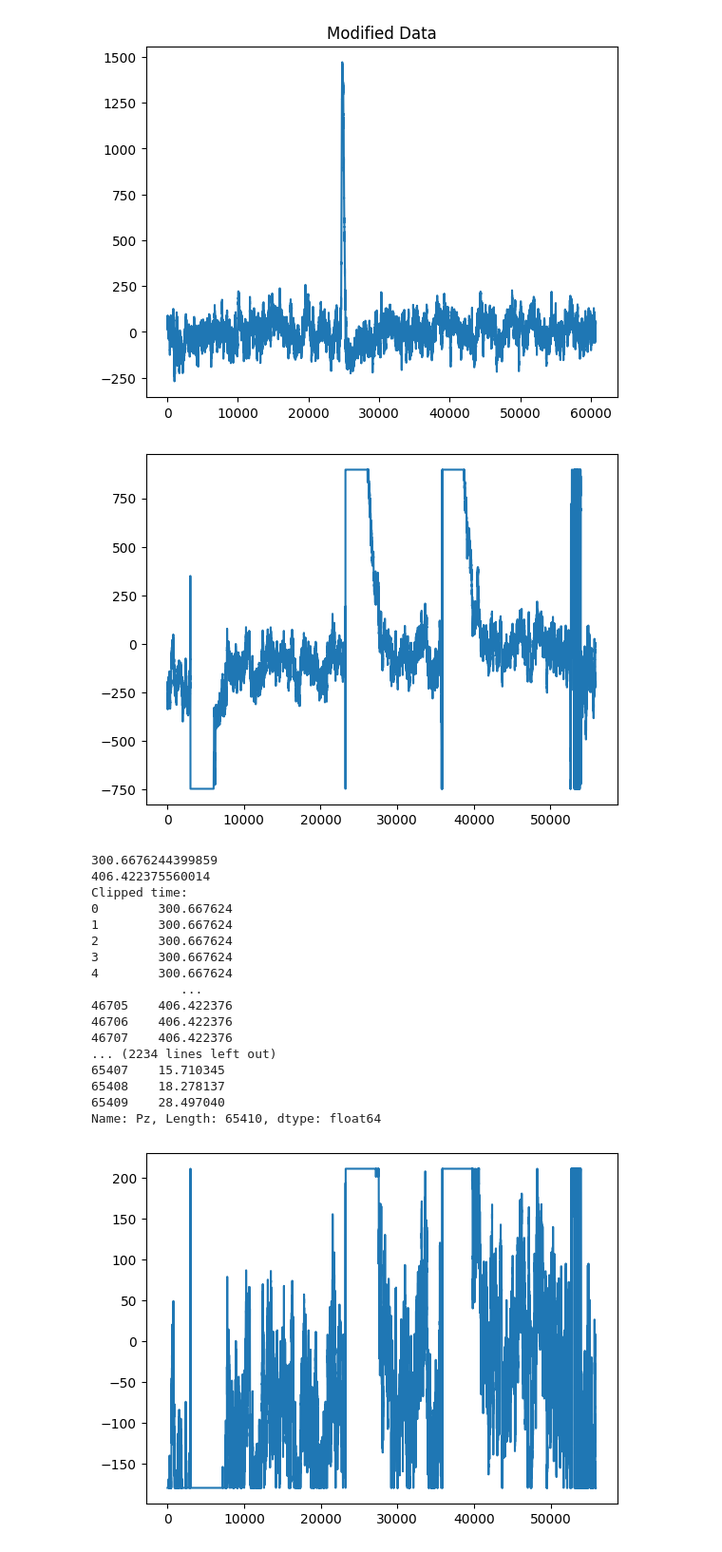
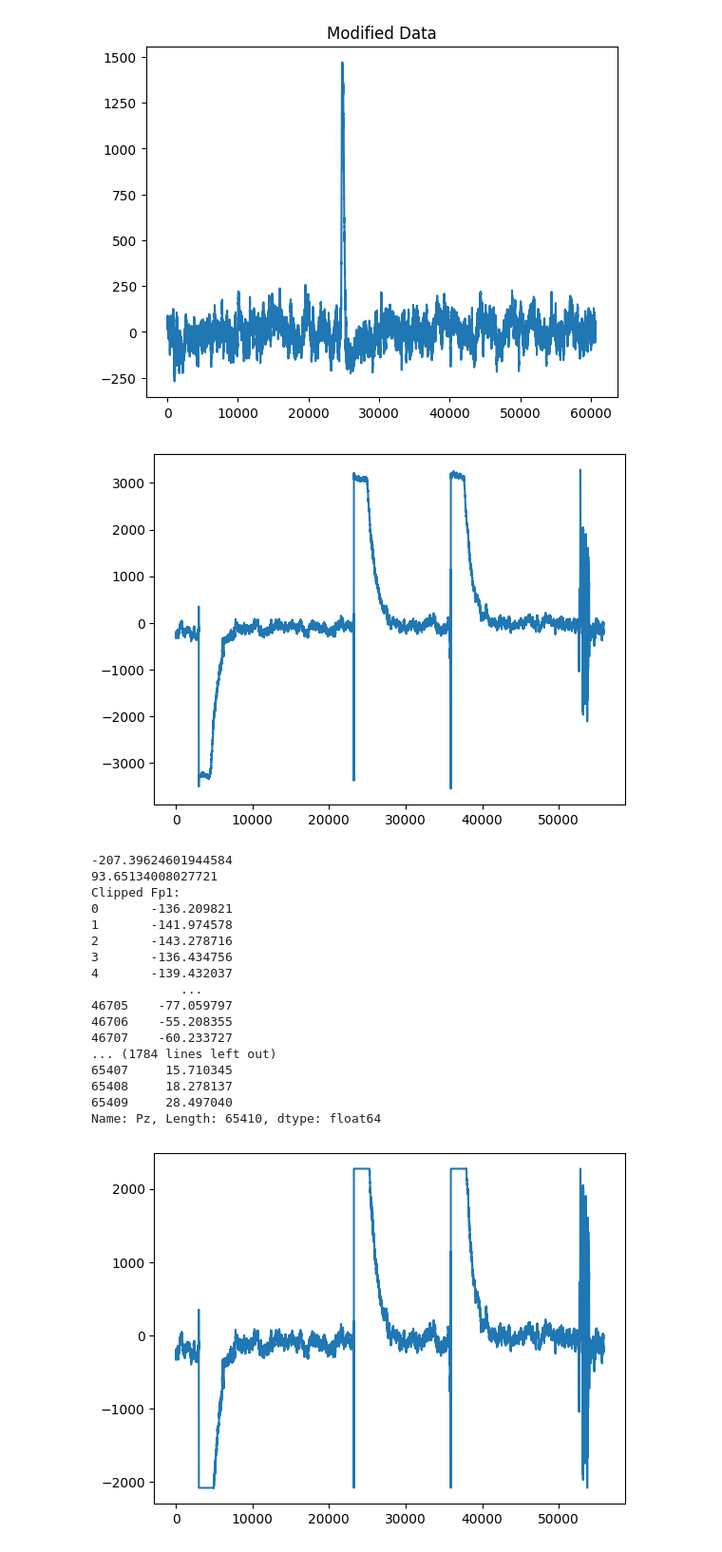
Before and after one commit to samshahriari/dsp, a Jupyter notebook: dsp_data/dataloader.ipynb, the cells around one changed output. Shown at 95% size. Cells and saved outputs as stored; diff of their text form; code cells hidden in the pictures.

```diff
--- a/dsp_data/dataloader.ipynb
+++ b/dsp_data/dataloader.ipynb
@@ -43,7 +43,7 @@ parameters = {
     "test_size": 0.2,
     "train_size": 0.8,
     "channels": ['time', 'Fp1', 'Fp2', 'Cz', 'Pz'] , # Namn på kanalerna som
-    "window_size": 10, # Window size i sekunder
+    "window_size": 20, # Window size i sekunder
     "random_seed": 42,
     "clip_lower": -200,
     "clip_higher": 200
@@ -182,49 +182,51 @@ clip_lower = parameters['clip_lower']
 clip_upper = parameters['clip_higher']
 
 plt.plot(df[4]['data']['Fp1'])
 plt.show()
 
 for item in df:
     for channel in item['data'].columns:
+        if channel == 'time':
+            continue
         # Calculate mean and standard deviation
         mean_value = item['data'][channel].mean()
         std_dev = item['data'][channel].std()
 
         # Set clipping thresholds based on standard deviations
-        clip_lower = mean_value - std_dev# Clipping below 3 standard deviations of the mean
-        clip_upper = mean_value + std_dev
+        clip_lower = mean_value - (2 * std_dev) # Clipping below 3 standard deviations of the mean
+        clip_upper = mean_value + (2 * std_dev)
         print(clip_lower)
         print(clip_upper)
         # Clipping above 3 standard deviations of the mean
 
         # Apply clipping
         item['data'][channel] = item['data'][channel].clip(lower=clip_lower, upper=clip_upper)
 
         # Optional: print to check the results
         print(f"Clipped {channel}:")
         print(item["data"][channel])
 
 
 
 plt.plot(df[4]['data']['Fp1'])
 plt.show()
 # %% [output]
-[figure, old version]
+[figure, new version]
-300.6676244399859
-406.422375560014
-Clipped time:
-0        300.667624
-1        300.667624
-2        300.667624
-3        300.667624
-4        300.667624
+-207.39624601944584
+93.65134008027721
+Clipped Fp1:
+0       -136.209821
+1       -141.974578
+2       -143.278716
+3       -136.434756
+4       -139.432037
             ...
-46705    406.422376
-46706    406.422376
-46707    406.422376
-... (2234 lines left out)
-65407    15.710345
-65408    18.278137
-65409    28.497040
+46705    -77.059797
+46706    -55.208355
+46707    -60.233727
+... (1784 lines left out)
+65407     15.710345
+65408     18.278137
+65409     28.497040
 Name: Pz, Length: 65410, dtype: float64
-[figure, old version]
+[figure, new version]
```
Also changed, not shown: parts of 5 cells of this notebook, 1 other file.
